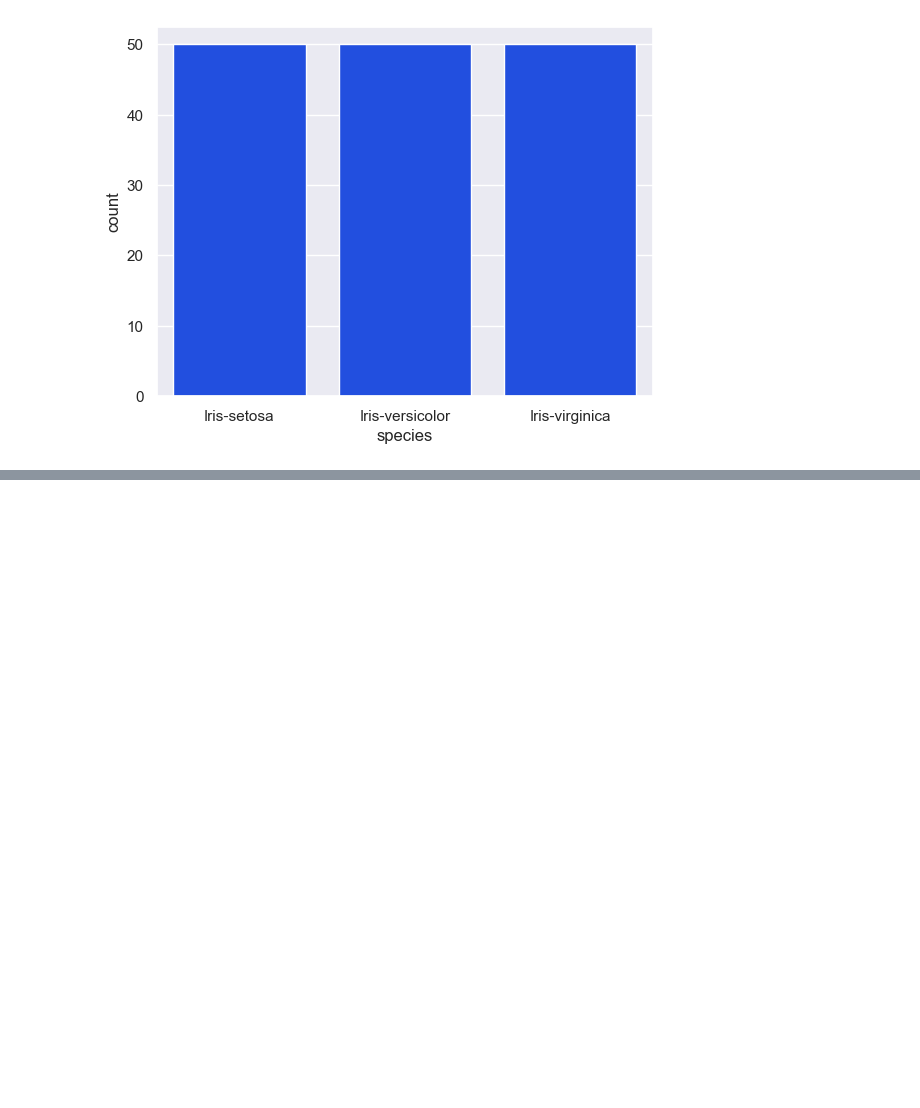
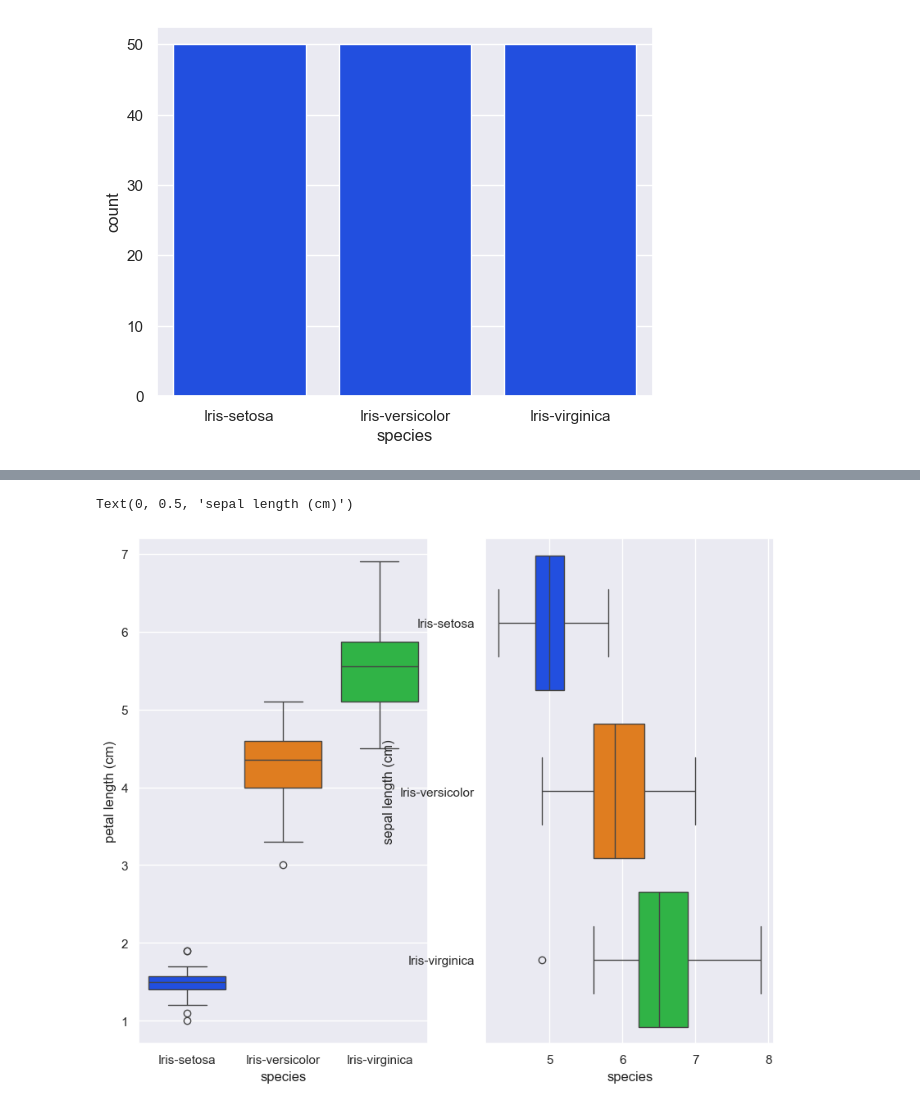
Before and after one commit to CabHug/Portfolio, a Jupyter notebook: Practicas/Visualizacion/Practica_visualizacion.ipynb, the cells around one changed output, grey strips where cells are left out. Cells and saved outputs as stored; diff of their text form; code cells hidden in the pictures; blank space fills up the shorter version.

```diff
--- a/Practicas/Visualizacion/Practica_visualizacion.ipynb
+++ b/Practicas/Visualizacion/Practica_visualizacion.ipynb
@@ -293,0 +295,25 @@ sns.boxplot(
+# %%
+fig, axi = plt.subplots(1, 2, figsize=(10,8))
+
+sns.boxplot(
+    data= iris,
+    x= 'species',
+    y= 'petal_length',
+    hue= 'species',
+    ax= axi[0]
+)
+axi[0].set_xlabel('species')
+axi[0].set_ylabel('petal length (cm)')
+
+sns.boxplot(
+    data= iris,
+    x= 'sepal_length',
+    y= 'species',
+    hue= 'species',
+    ax= axi[1]
+)
+axi[1].set_xlabel('species')
+axi[1].set_ylabel('sepal length (cm)')
+# %% [output]
+Text(0, 0.5, 'sepal length (cm)')
+[figure, added]
```
Also changed, not shown: parts of 6 cells of this notebook.
